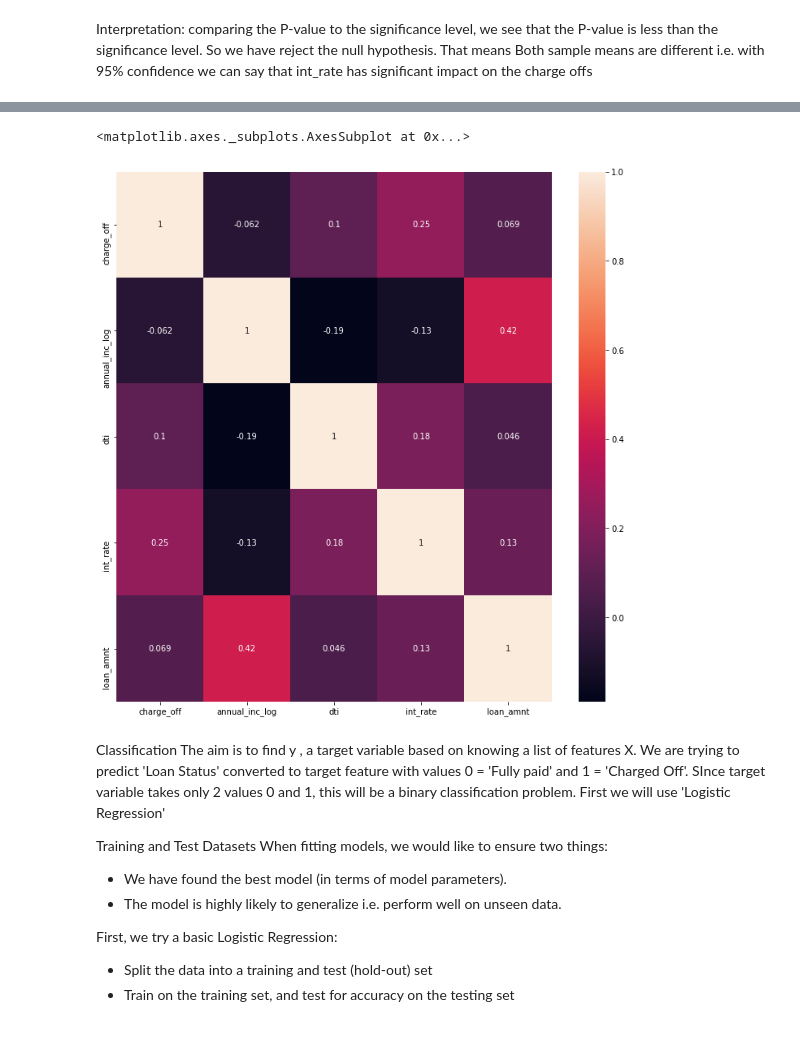
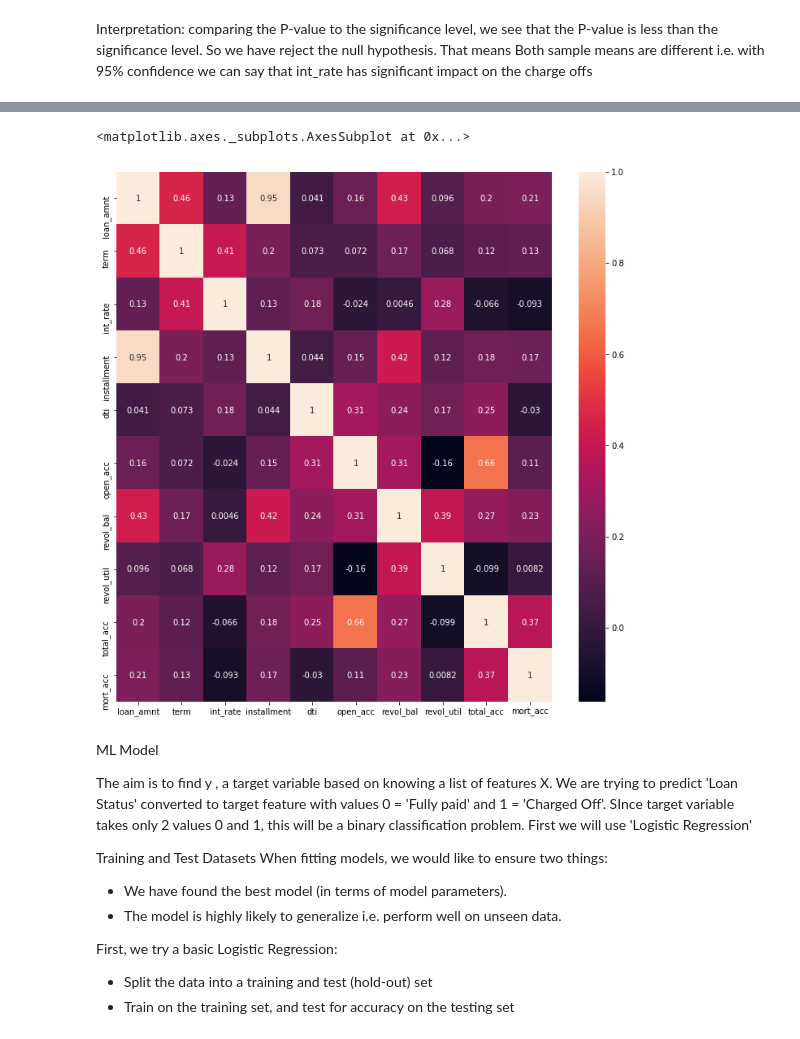
Before and after one commit to vaishka/Capstone1, a Jupyter notebook: CapStone1Models.ipynb, the cells around one changed output, grey strips where cells are left out. Saved outputs shown, nothing was run; the diff lists cells and outputs as text; code cells hidden in the pictures.

```diff
--- a/CapStone1Models.ipynb
+++ b/CapStone1Models.ipynb
@@ -1023,3 +1095,6 @@ Sample Observations
 Number of Uniques
  51948
  --------------------
+# %%
+#There are too many unique values of title to be useful. So we will drop this feature
+df_NewAppl.drop(labels='title', axis=1, inplace=True)
@@ -1026 +1122,4 @@ Number of Uniques
+# %%
+#Since there are too many uniques values of earliest_cr_line, we will drop this column
+df_NewAppl.drop(labels='earliest_cr_line', axis=1, inplace=True)
 # %%
@@ -1055,0 +1196,2 @@ Name: verification_status, dtype: int64
+# %%
+df_NewAppl.dropna(inplace=True)
@@ -1296,16 +1488,20 @@ sns.heatmap(df_NewAppl.corr(), annot=True)
 # %%
-plot_list = ['annual_inc_log', 'application_type', 'dti', 'int_rate', 'loan_amnt', 'loan_status']
+plot_list = ['loan_amnt', 'term', 'int_rate','installment', 'dti','open_acc', 'revol_bal','revol_util','total_acc', 'mort_acc']
+
 df_plot = pd.DataFrame()
-df_plot['charge_off'] = df_NewAppl['loan_status'].apply(lambda x : 1 if x=='Charged Off' else 0)
+#df_plot['charge_off'] = df_NewAppl['loan_status'].apply(lambda x : 1 if x=='Charged Off' else 0)
 df_plot[plot_list] = df_NewAppl[plot_list]
 # %%
 plt.figure(figsize=(12,12))
-sns.heatmap(df_plot.corr(), annot=True)
+cor = df_plot.corr()
+sns.heatmap(cor, annot=True)
 # %% [output]
 <matplotlib.axes._subplots.AxesSubplot at 0x...>
-[figure, old version]
+[figure, new version]
 # %% [markdown]
-Classification
+ML Model
+
+
 The aim is to find y , a target variable based on knowing a list of features X. We are trying to predict 'Loan Status' converted to target feature  with values 0 = 'Fully paid' and 1 = 'Charged Off'. SInce target variable takes only 2 values 0 and 1, this will be a binary classification problem.
 First we will use 'Logistic Regression'
 
```
Also changed, not shown: parts of 82 cells of this notebook.
